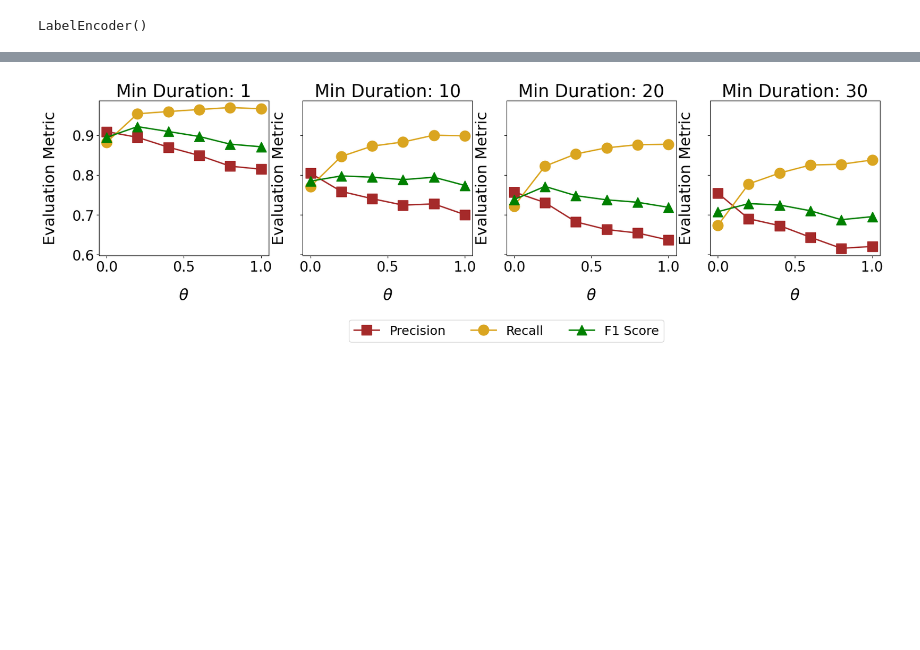
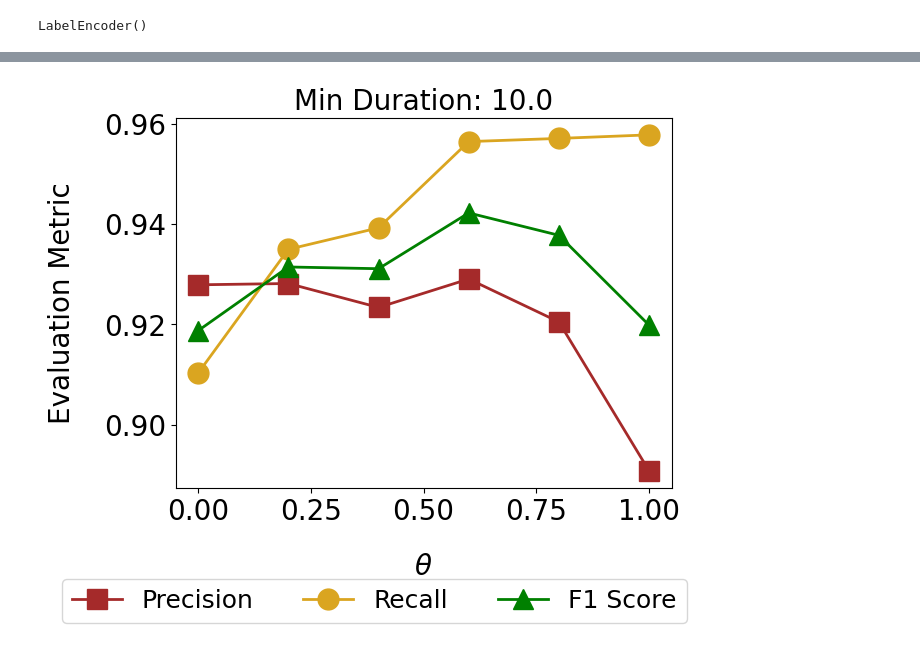
Before and after one commit to medhaaga/BotswanaML, a Jupyter notebook: notebooks/summary_data_predictions.ipynb, the cells around one changed output, grey strips where cells are left out. Cells and saved outputs as stored; diff of their text form; code cells hidden in the pictures; blank space fills up the shorter version.

Commit message:
raw predictions

```diff
--- a/notebooks/summary_data_predictions.ipynb
+++ b/notebooks/summary_data_predictions.ipynb
@@ -59,9 +62,9 @@ mpl.rcParams['lines.markersize'] = 12
 mpl.rcParams['lines.linewidth'] = 1
 mpl.rcParams['xtick.labelsize'] = 20
 mpl.rcParams['ytick.labelsize'] = 20
-mpl.rcParams["axes.labelsize"] = 22
+mpl.rcParams["axes.labelsize"] = 20
 mpl.rcParams['legend.fontsize'] = 18
-mpl.rcParams['axes.titlesize'] = 25
+mpl.rcParams['axes.titlesize'] = 20
 mpl.rcParams['text.usetex'] = False
 # %%
 # load matched acceleration and label pairs data, metadata, and summary
@@ -106,7 +112,7 @@ from typing import  List
 
 @dataclass
 class TrainArgs:
-    batch_size: int = 32
+    batch_size: int = 512
     num_epochs: int = 100
     theta: float = 0.5
     learning_rate: float = 0.001
@@ -121,7 +127,7 @@ class ModelArgs:
 
 @dataclass
 class DataArgs:
-    min_duration: float = 30.0
+    window_duration: float = 30.0
 
 train_args = TrainArgs()
 model_args = ModelArgs()
@@ -136 +372,6 @@ LabelEncoder()
+# %%
+# create summary statistics data
+
+window_duration = 10.0
+X_train, y_train, X_val, y_val, X_test, y_test = create_data_splits(summary_acc_data_10, feature_cols=feature_cols)
 # %%
@@ -218,28 +421,26 @@ Total training time: 0:01:13
 # %%
-fig, axs = plt.subplots(1, len(min_durations_list), figsize=(5*len(min_durations_list), 4), sharey=True)
 colors = ['brown', 'goldenrod', 'green']
 
 precisions, recalls, f1scores = np.zeros(len(theta_list)), np.zeros(len(theta_list)), np.zeros(len(theta_list))
 
-for i, min_duration in enumerate(min_durations_list):
-    for j, theta in enumerate(theta_list):
+for j, theta in enumerate(theta_list):
 
-        model_dir = os.path.join(training_results_dir, f"duration{min_duration}_theta{theta}")
+    model_dir = os.path.join(training_results_dir, f"duration{window_duration}_theta{theta}")
 
-        precisions[j] = multi_label_predictions(model_dir, label_encoder, split='val', plot_confusion=False, return_precision=True)
-        recalls[j] = multi_label_predictions(model_dir, label_encoder, split='val', plot_confusion=False, return_recall=True)
-        f1scores[j] = multi_label_predictions(model_dir, label_encoder, split='val', plot_confusion=False, return_f1=True)
+    precisions[j] = multi_label_predictions(model_dir, label_encoder, split='val', plot_confusion=False, return_precision=True)
+    recalls[j] = multi_label_predictions(model_dir, label_encoder, split='val', plot_confusion=False, return_recall=True)
+    f1scores[j] = multi_label_predictions(model_dir, label_encoder, split='val', plot_confusion=False, return_f1=True)
 
-    axs[i].plot(theta_list, precisions, color=colors[0], label='Precision', markersize=15, linewidth=2, marker='s',)
-    axs[i].plot(theta_list, recalls, color=colors[1], label='Recall', markersize=15, linewidth=2, marker='o',)
-    axs[i].plot(theta_list, f1scores, color=colors[2], label='F1 Score', markersize=15, linewidth=2, marker='^',)
-    axs[i].set_title(f"Min Duration: {min_duration}")
-    axs[i].set_xlabel(r'$\theta$', labelpad=20)
-    axs[i].set_ylabel('Evaluation Metric', labelpad=20)
+plt.plot(theta_list, precisions, color=colors[0], label='Precision', markersize=15, linewidth=2, marker='s',)
+plt.plot(theta_list, recalls, color=colors[1], label='Recall', markersize=15, linewidth=2, marker='o',)
+plt.plot(theta_list, f1scores, color=colors[2], label='F1 Score', markersize=15, linewidth=2, marker='^',)
+plt.title(f"Min Duration: {window_duration}")
+plt.xlabel(r'$\theta$', labelpad=20)
+plt.ylabel('Evaluation Metric', labelpad=20)
 
-axs[0].legend(loc='lower center', ncol=3, bbox_to_anchor=(2.4,-0.6))
+plt.legend(loc='lower center', ncol=3, bbox_to_anchor=(0.4,-0.4))
 # plt.tight_layout()
 plt.show()
 # %% [output]
-[figure, old version]
+[figure, new version]
 # %%
```
Also changed, not shown: parts of 29 cells of this notebook, 4 other files.
